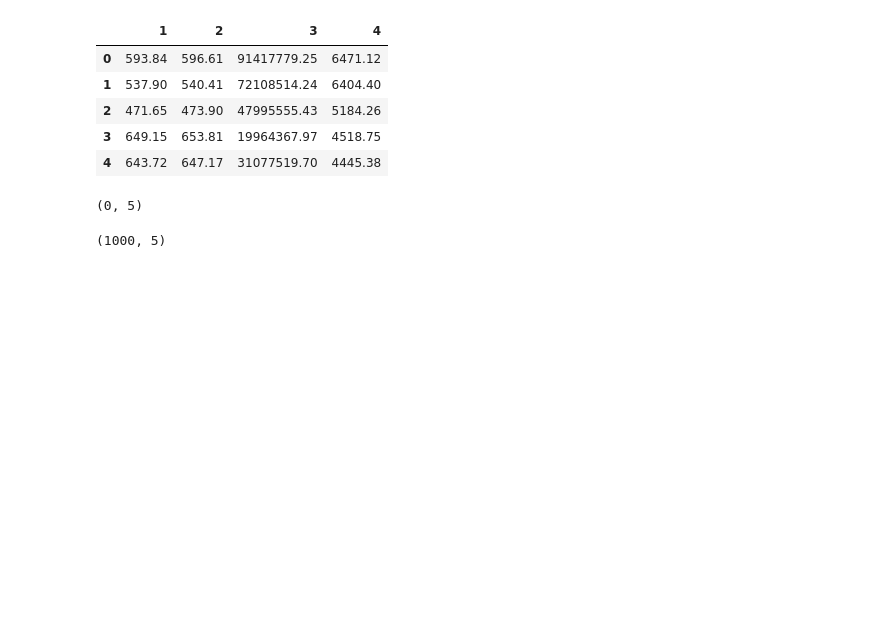
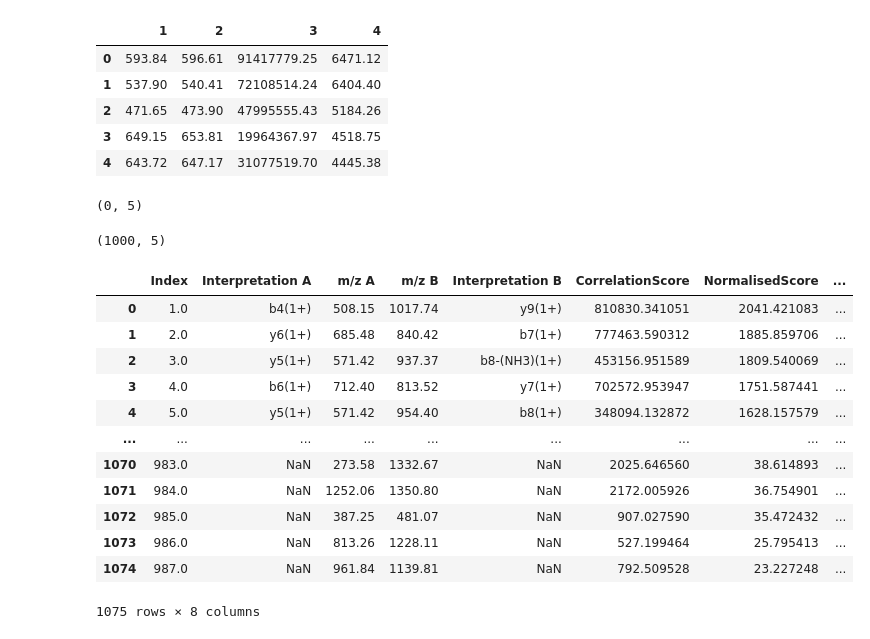
Before and after one commit to Kevinxsn/2D_spec_dict, a Jupyter notebook: notebook2.ipynb, the cells around one changed output. Saved outputs shown, nothing was run; the diff lists cells and outputs as text; code cells hidden in the pictures; blank space fills up the shorter version.

```diff
--- a/notebook2.ipynb
+++ b/notebook2.ipynb
@@ -725,3 +725,19 @@ duplicates.shape
 df.shape
 # %% [output]
 (1000, 5)
+# %%
+pd.read_csv('/Users/kevinmbp/Desktop/2D_spec_dict/data/Top_Correlations_At_Full_Num_Scans_PCov/annotated/ME4_2+.csv')
+# %% [output]
+|  | Index | Interpretation A | m/z A | m/z B | Interpretation B | CorrelationScore | NormalisedScore | ... |
+| 0 | 1.0 | b4(1+) | 508.15 | 1017.74 | y9(1+) | 810830.341051 | 2041.421083 | ... |
+| 1 | 2.0 | y6(1+) | 685.48 | 840.42 | b7(1+) | 777463.590312 | 1885.859706 | ... |
+| 2 | 3.0 | y5(1+) | 571.42 | 937.37 | b8-(NH3)(1+) | 453156.951589 | 1809.540069 | ... |
+| 3 | 4.0 | b6(1+) | 712.40 | 813.52 | y7(1+) | 702572.953947 | 1751.587441 | ... |
+| 4 | 5.0 | y5(1+) | 571.42 | 954.40 | b8(1+) | 348094.132872 | 1628.157579 | ... |
+| ... | ... | ... | ... | ... | ... | ... | ... | ... |
+| 1070 | 983.0 | NaN | 273.58 | 1332.67 | NaN | 2025.646560 | 38.614893 | ... |
+| 1071 | 984.0 | NaN | 1252.06 | 1350.80 | NaN | 2172.005926 | 36.754901 | ... |
+| 1072 | 985.0 | NaN | 387.25 | 481.07 | NaN | 907.027590 | 35.472432 | ... |
+| 1073 | 986.0 | NaN | 813.26 | 1228.11 | NaN | 527.199464 | 25.795413 | ... |
+| 1074 | 987.0 | NaN | 961.84 | 1139.81 | NaN | 792.509528 | 23.227248 | ... |
+1075 rows × 8 columns
```
Also changed, not shown: 2 other files.
